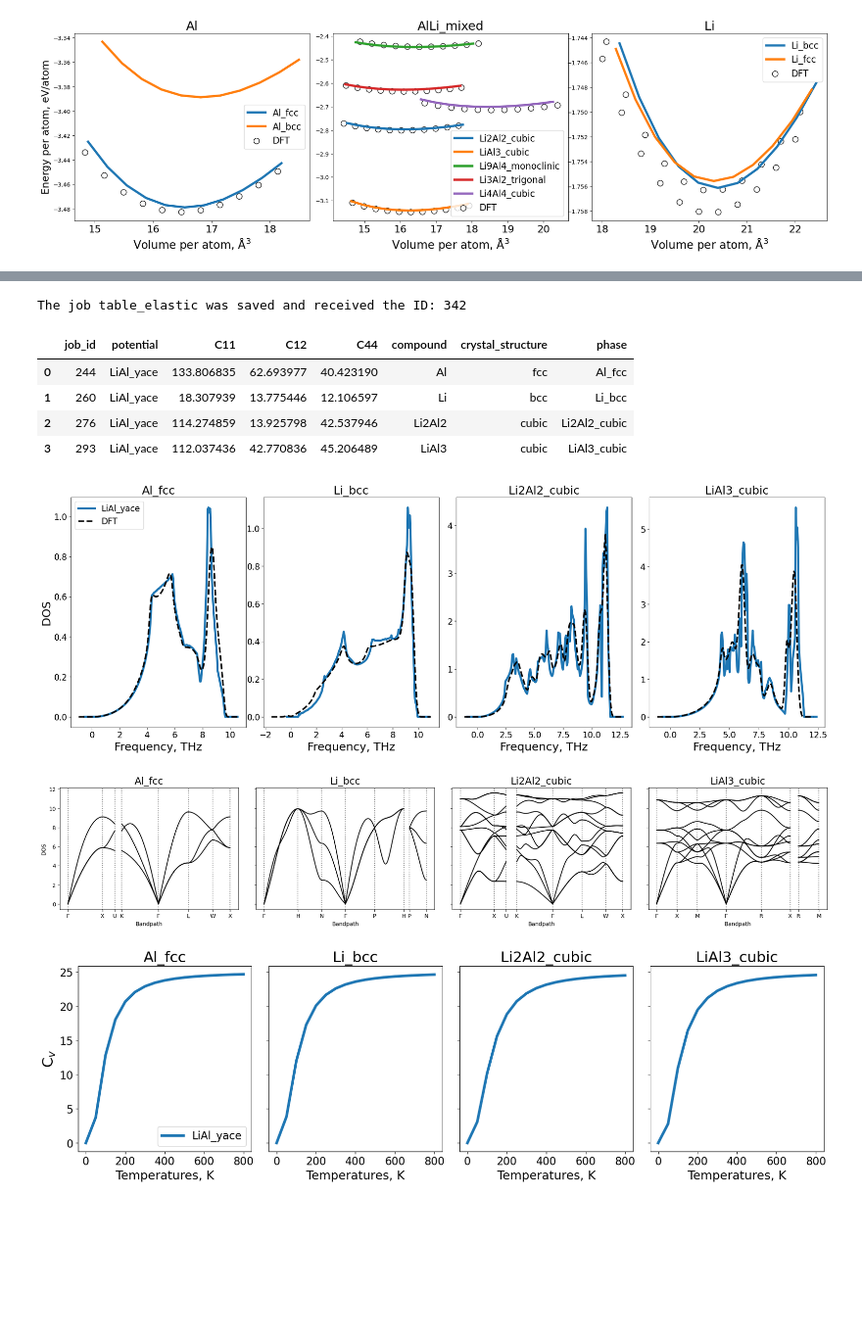
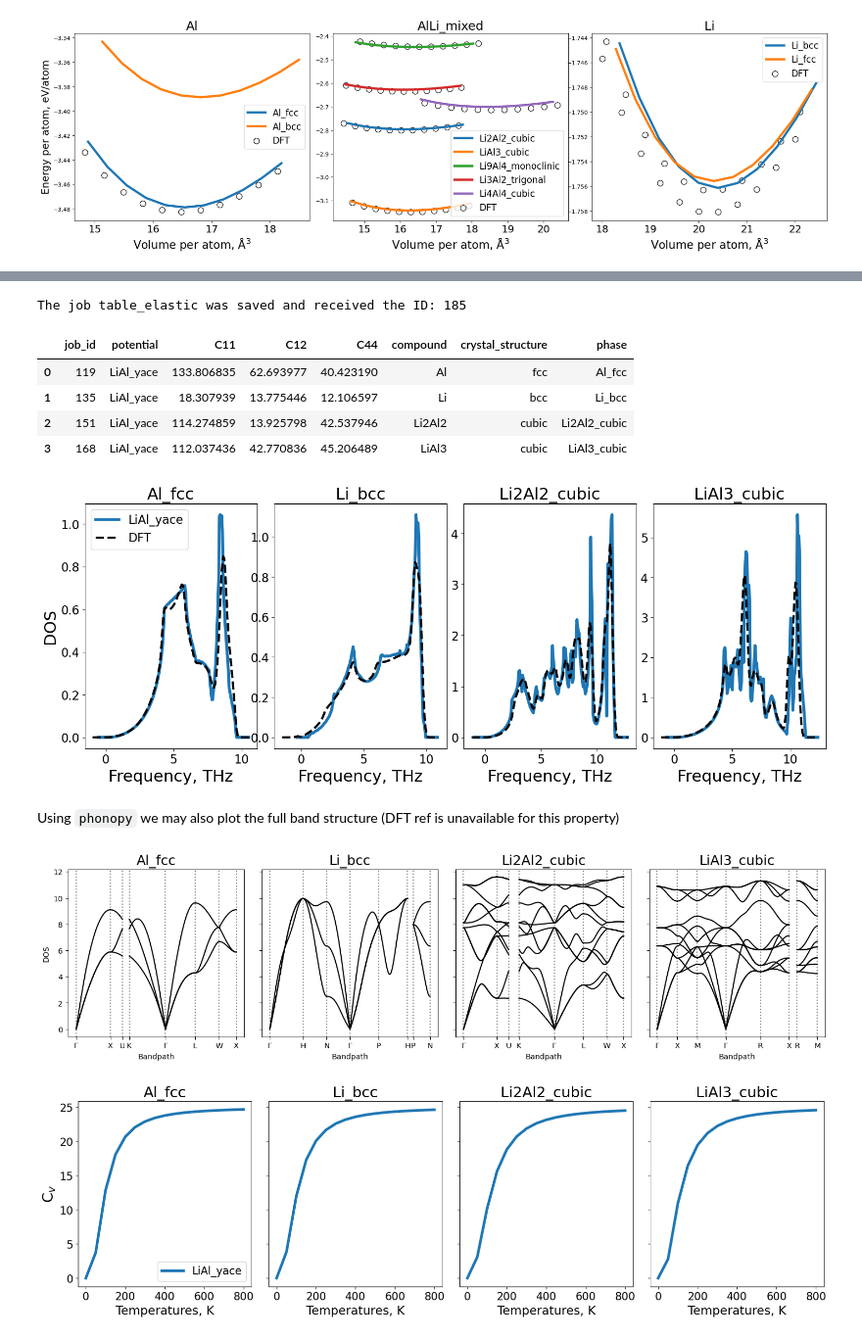
Before and after one commit to pyiron-workshop/NFDI-Matwerk-workshop-2023, a Jupyter notebook: validation/validation_LiAl.ipynb, the cells around one changed output, grey strips where cells are left out. Shown at 98% size. Cells and saved outputs as stored; diff of their text form; code cells hidden in the pictures; blank space fills up the shorter version.

```diff
--- a/validation/validation_LiAl.ipynb
+++ b/validation/validation_LiAl.ipynb
@@ -22,11 +24,7 @@ A list of such DataFrames describing the potentials is saved in a list called `p
 # %%
-from helper import potentials_list
+from helper import pot_ace
 
-# potentials_list = [potentials_list[0],potentials_list[1]]
-
-# display the first element in the list
-# which is an EAM potential
-pot = potentials_list[2]
+pot = pot_ace.copy()
 pot
 # %% [output]
 |  | Name | Filename | Model | Species | Config |
@@ -159,9 +156,6 @@ Once the structure and potential is defined as part of the pr_job, we run two ca
 
 As the calculations are being performed, the status(s) of each calculation is printed. If a job is already calculated, the calculations are not re-run but rather re-read from the saved data.
 # %%
-pot = potentials_list[2]
-
-# for pot in potentials_list:
 with pr.open(get_clean_project_name(pot)) as pr_pot:
     print(pr_pot)
     for compound, compound_dict in struct_dict.items():
@@ -463,22 +510,19 @@ data_elastic["phase"] = data_elastic.compound + "_" + data_elastic.crystal_struc
 data_elastic = data_elastic[data_elastic["phase"].isin(list_of_phases)]
 data_elastic
 # %% [output]
-The job table_elastic was saved and received the ID: 342
+The job table_elastic was saved and received the ID: 185
 |  | job_id | potential | C11 | C12 | C44 | compound | crystal_structure | phase |
-| 0 | 244 | LiAl_yace | 133.806835 | 62.693977 | 40.423190 | Al | fcc | Al_fcc |
-| 1 | 260 | LiAl_yace | 18.307939 | 13.775446 | 12.106597 | Li | bcc | Li_bcc |
-| 2 | 276 | LiAl_yace | 114.274859 | 13.925798 | 42.537946 | Li2Al2 | cubic | Li2Al2_cubic |
-| 3 | 293 | LiAl_yace | 112.037436 | 42.770836 | 45.206489 | LiAl3 | cubic | LiAl3_cubic |
+| 0 | 119 | LiAl_yace | 133.806835 | 62.693977 | 40.423190 | Al | fcc | Al_fcc |
+| 1 | 135 | LiAl_yace | 18.307939 | 13.775446 | 12.106597 | Li | bcc | Li_bcc |
+| 2 | 151 | LiAl_yace | 114.274859 | 13.925798 | 42.537946 | Li2Al2 | cubic | Li2Al2_cubic |
+| 3 | 168 | LiAl_yace | 112.037436 | 42.770836 | 45.206489 | LiAl3 | cubic | LiAl3_cubic |
 # %%
 fig, ax_list = plt.subplots(ncols=len(data_elastic.phase.unique()), nrows=1,)
 
-fig.set_figwidth(26)
-fig.set_figheight(8)
+fig.set_figwidth(18)
+fig.set_figheight(6)
 
 color_palette = sns.color_palette("tab10", n_colors=len(data_elastic.potential.unique()))
-
-pot = potentials_list[2]
-
 
 for i, phase in enumerate(data_elastic.phase.unique()):
 
@@ -487,38 +531,40 @@ for i, phase in enumerate(data_elastic.phase.unique()):
     data = data_elastic[(data_elastic.phase == phase)]
 
     # DFT data is read from csv files
     dft_ref = pd.read_csv(phase.lower()+"_dos.csv")
 
 
     phonopy_job = pr[get_clean_project_name(pot) + f"/phonopy_job_{phase}"]
 
     thermo = phonopy_job.get_thermal_properties(t_min=0, t_max=800)
 
 
 
     ax.plot(phonopy_job["output/dos_energies"], phonopy_job["output/dos_total"],
             lw=4,
             color=color_palette[0],
             label=get_clean_project_name(pot))
 
 
 
     ax.set_xlabel("Frequency, THz",fontsize=22)
 
     ax.plot(dft_ref["dos_energy"],dft_ref["dos_total"],ls="--",lw=3,color="k",label="DFT")
 
     ax.set_title(f"{phase}",fontsize=22)
     ax.tick_params(labelsize=16)
 ax_list[0].set_ylabel("DOS",fontsize=22)
 
 ax_list[0].legend(prop={"size":16})
 fig.subplots_adjust(wspace=0.1);
 # %% [output]
-[figure, old version]
+[figure, new version]
+# %% [markdown]
+Using `phonopy` we may also plot the full band structure (DFT ref is unavailable for this property)
 # %%
 fig, ax_list = plt.subplots(ncols=len(data_elastic.phase.unique()), nrows=1, sharey="row")
 
-fig.set_figwidth(25)
+fig.set_figwidth(18)
 fig.set_figheight(4)
 
 color_palette = sns.color_palette("tab10", n_colors=len(data_elastic.potential.unique()))
@@ -540,7 +586,7 @@ for i, phase in enumerate(data_elastic.phase.unique()):
     # ax_list[0].set_title(f"{phase}")
 fig.subplots_adjust(wspace=0.1, hspace=0.4);
 # %% [output]
-[figure, old version]
+[figure, new version]
 # %%
 fig, ax_list = plt.subplots(ncols=len(data_elastic.phase.unique()), nrows=1, sharex="row", sharey="row")
 
```
Also changed, not shown: parts of 19 cells of this notebook, 1 other file.
